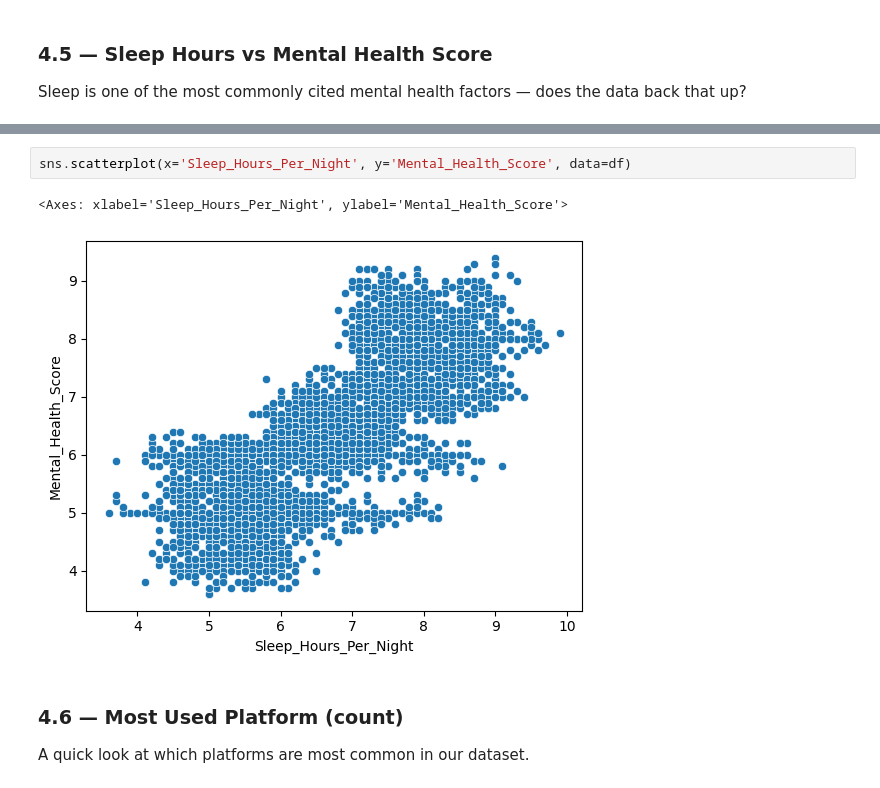
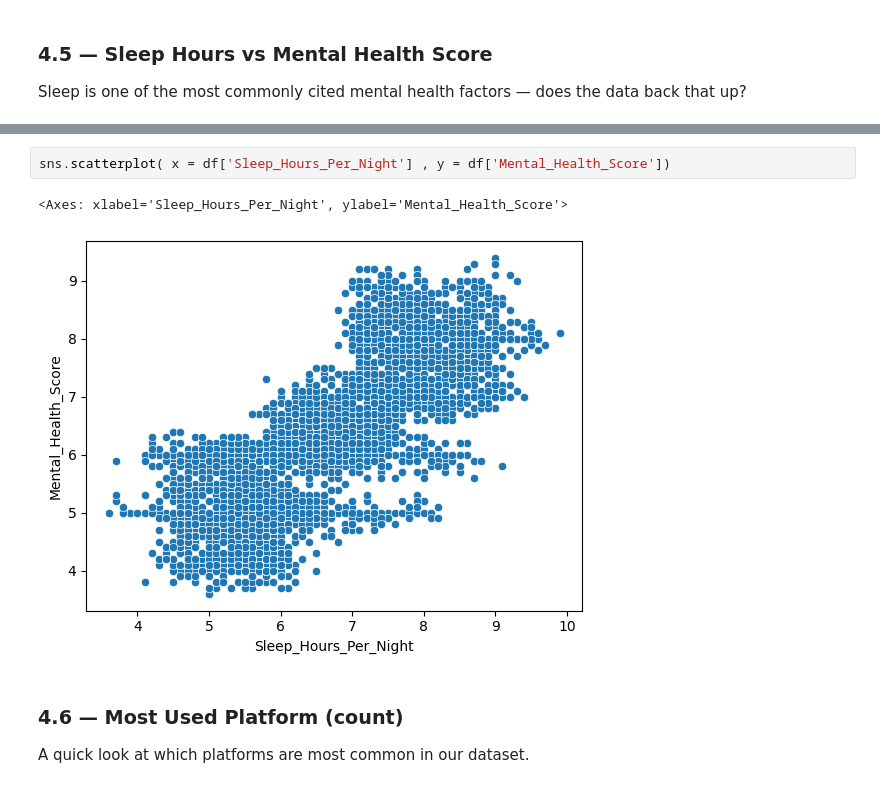
Before and after one commit to Precipitation-Rain/Metal-Health-Predictor, a Jupyter notebook: ML_Project.ipynb, the cells around one changed output, grey strips where cells are left out. Drawn from its saved outputs; the diff is of its cells as text.

```diff
--- a/ML_Project.ipynb
+++ b/ML_Project.ipynb
@@ -121,8 +177,8 @@ Index(['Age', 'Gender', 'Country', 'Academic_Level', 'Most_Used_Platform',
-# %%
-sns.scatterplot(x='Sleep_Hours_Per_Night', y='Mental_Health_Score', data=df)
-# %% [output]
-<Axes: xlabel='Sleep_Hours_Per_Night', ylabel='Mental_Health_Score'>
-[figure, removed]
+# %%
+sns.scatterplot( x = df['Sleep_Hours_Per_Night'] , y = df['Mental_Health_Score'])
+# %% [output]
+<Axes: xlabel='Sleep_Hours_Per_Night', ylabel='Mental_Health_Score'>
+[figure, added]
 # %% [markdown]
 ### 4.6 — Most Used Platform (count)
 
```
Also changed, not shown: parts of 69 cells of this notebook, 6 other files.
